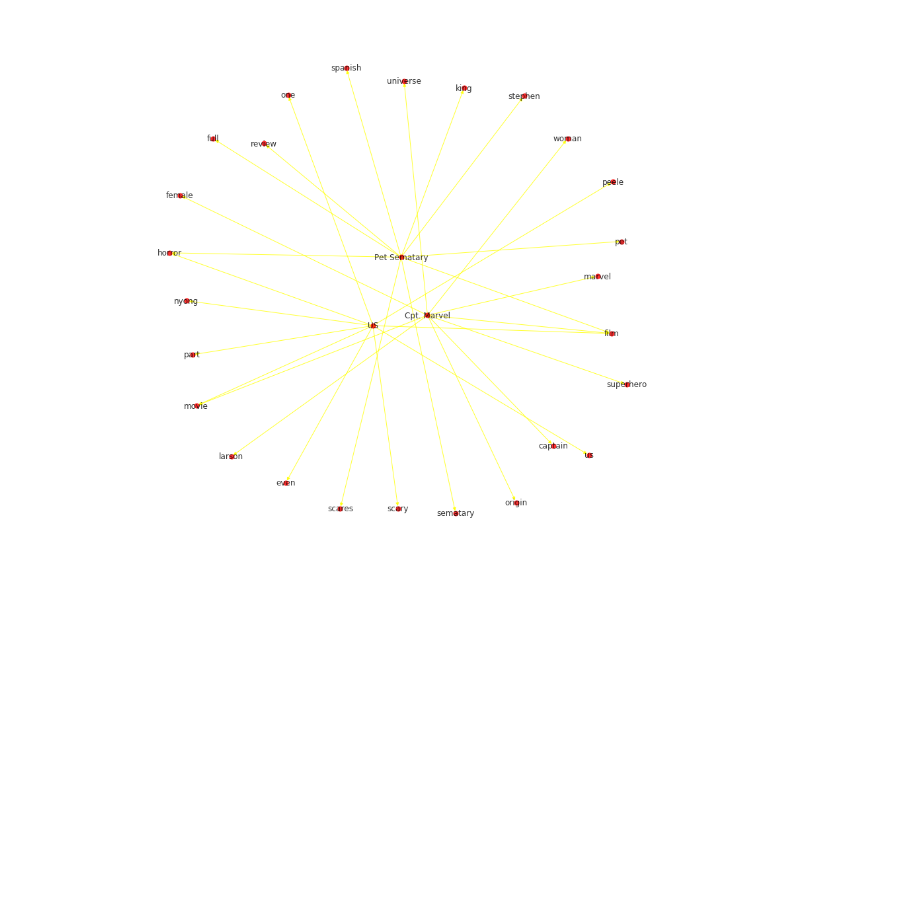
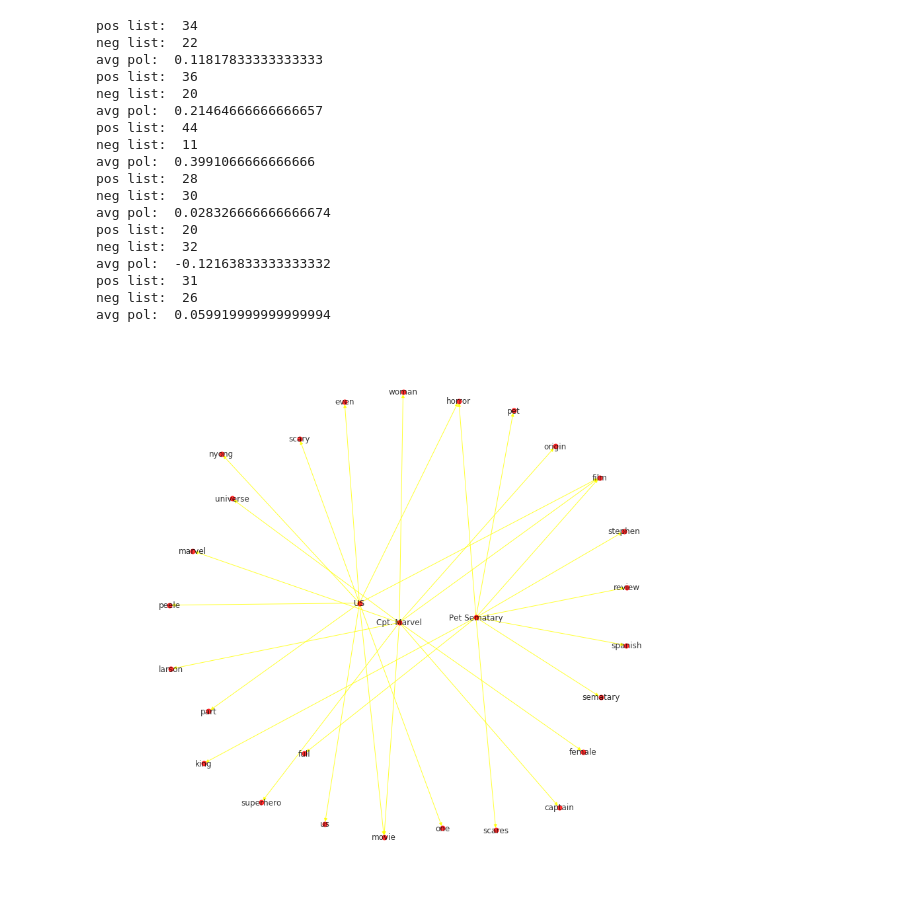
Before and after one commit to francisdalton/rottentomatoes-reviewstats, a Jupyter notebook: WebMining_FinalProject.ipynb, the cells around one changed output. Cells and saved outputs as stored; diff of their text form; code cells hidden in the pictures; blank space fills up the shorter version.

```diff
--- a/WebMining_FinalProject.ipynb
+++ b/WebMining_FinalProject.ipynb
@@ -147,31 +150,57 @@ with open('criticSents2.pkl','rb') as f:
 with open('audienceReviews2.pkl','rb') as f:
     audienceReviews2 = pickle.load(f)
 with open('audienceSents2.pkl','rb') as f:
     audienceSents2 = pickle.load(f)
 
 
 fig = plt.figure(figsize=(15,15))
 ax = fig.add_subplot(111)
 commonWordsGraph = nx.DiGraph()
 for i in range(3):
     if i == 0:
         commonWordsGraph.add_node('US',type='film')
         graphCommon('US',commonWordsGraph,vocabCheck(criticSents))
     if i == 1:
         commonWordsGraph.add_node('Cpt. Marvel',type='film')
         graphCommon('Cpt. Marvel',commonWordsGraph,vocabCheck(criticSents1))
     if i == 2:
         commonWordsGraph.add_node('Pet Sematary',type='film')
         graphCommon('Pet Sematary',commonWordsGraph,vocabCheck(criticSents2))
 
 labels = {n:n for n in commonWordsGraph.nodes()}
 nx.draw(commonWordsGraph,pos=nx.spring_layout(commonWordsGraph),arrows=True,ax=ax,node_size=50,edge_color='#ffff00',alpha=0.8,labels=labels,fonr_size=8)
 
+
+
+sentimentCheck(criticReviews)
+sentimentCheck(audienceReviews)
+sentimentCheck(criticReviews1)
+sentimentCheck(audienceReviews1)
+sentimentCheck(criticReviews2)
+sentimentCheck(audienceReviews2)
 #vocabCheck(criticSents)
 #vocabCheck(audienceReviews)
 #sentimentCheck(criticReviews)
 #sentimentCheck(audienceReviews)
 #summarize(criticSents,vocabCheck(criticSents))
 #summarize(audienceSents,vocabCheck(audienceSents))
 # %% [output]
+pos list:  34
+neg list:  22
+avg pol:  0.11817833333333333
+pos list:  36
+neg list:  20
+avg pol:  0.21464666666666657
+pos list:  44
+neg list:  11
+avg pol:  0.3991066666666666
+pos list:  28
+neg list:  30
+avg pol:  0.028326666666666674
+pos list:  20
+neg list:  32
+avg pol:  -0.12163833333333332
+pos list:  31
+neg list:  26
+avg pol:  0.059919999999999994
-[figure, old version]
+[figure, new version]
```
Also changed, not shown: parts of 3 cells of this notebook.
